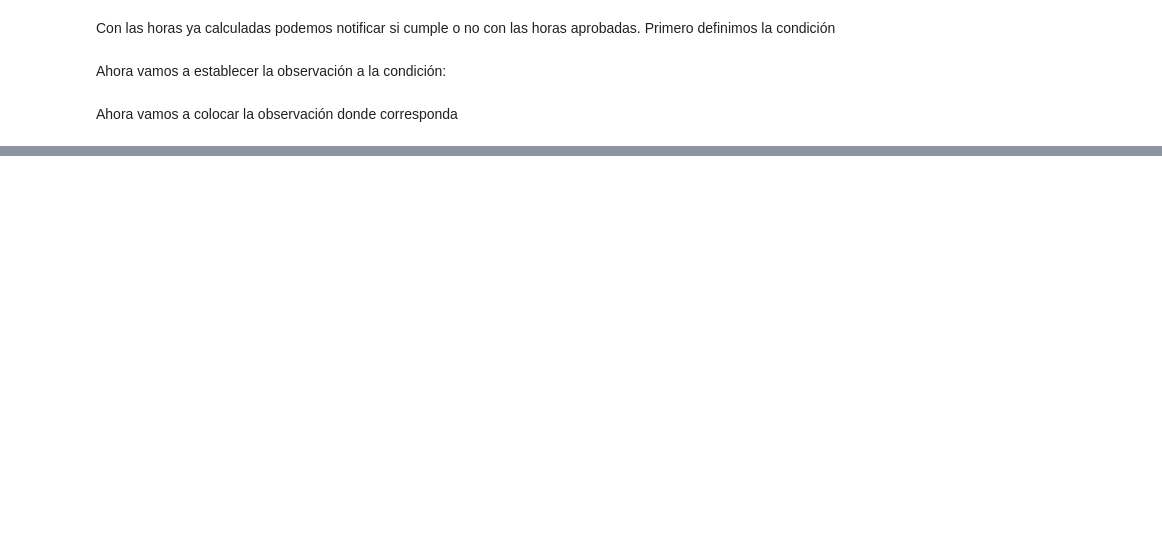
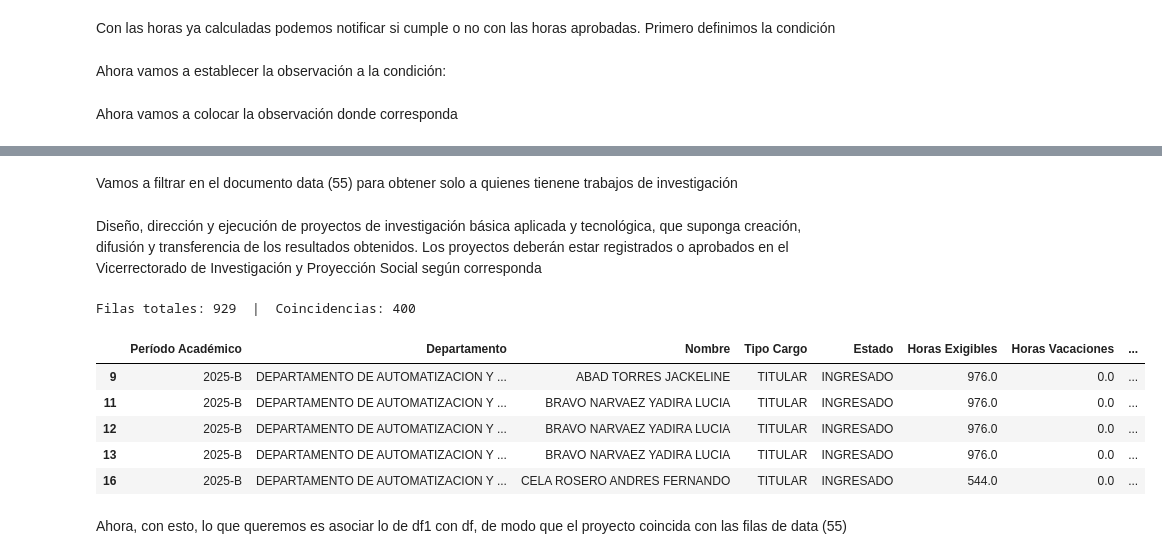
Before and after one commit to DilanAndrade007/ProyectoPreplanificacion, a Jupyter notebook: proyectos/proyectos.ipynb, the cells around one changed output, grey strips where cells are left out. Cells and saved outputs as stored; diff of their text form; code cells hidden in the pictures; blank space fills up the shorter version.

```diff
--- a/proyectos/proyectos.ipynb
+++ b/proyectos/proyectos.ipynb
@@ -190,0 +222,47 @@ df.head()
+# %% [markdown]
+Vamos a filtrar en el documento data (55) para obtener solo a quienes tienene trabajos de investigación
+# %% [markdown]
+Diseño, dirección y ejecución de proyectos de investigación básica aplicada y tecnológica, que suponga creación, difusión y transferencia de los resultados obtenidos. Los proyectos deberán estar registrados o aprobados en el Vicerrectorado de Investigación y Proyección Social según corresponda
+# %%
+import pandas as pd
+import re, unicodedata
+
+# Usa tu DataFrame "nuevo"
+
+# --- Normalizador de texto (acentos, espacios, saltos de línea, etc.) ---
+def normalize_text(x):
+    if pd.isna(x):
+        return ""
+    s = unicodedata.normalize("NFKC", str(x))
+    s = re.sub(r"\s+", " ", s).strip()
+    return s.lower()  # insensible a mayúsculas
+
+# --- Texto objetivo EXACTO ---
+ACT_TARGET = (
+    "Diseño, dirección y ejecución de proyectos de investigación básica aplicada y tecnológica, "
+    "que suponga creación, difusión y transferencia de los resultados obtenidos. "
+    "Los proyectos deberán estar registrados o aprobados en el Vicerrectorado de Investigación "
+    "y Proyección Social según corresponda"
+)
+
+# Normalizar columna y objetivo
+actividad_norm = df1["Actividad"].map(normalize_text)
+target_norm = normalize_text(ACT_TARGET)
+
+# Filtro exacto (normalizado)
+mask = actividad_norm.eq(target_norm)
+
+df_filtrado = df1.loc[mask].copy()
+
+print(f"Filas totales: {len(df1)}  |  Coincidencias: {mask.sum()}")
+df_filtrado.head()
+# %% [output]
+Filas totales: 929  |  Coincidencias: 400
+|  | Período Académico | Departamento | Nombre | Tipo Cargo | Estado | Horas Exigibles | Horas Vacaciones | ... |
+| 9 | 2025-B | DEPARTAMENTO DE AUTOMATIZACION Y ... | ABAD TORRES JACKELINE | TITULAR | INGRESADO | 976.0 | 0.0 | ... |
+| 11 | 2025-B | DEPARTAMENTO DE AUTOMATIZACION Y ... | BRAVO NARVAEZ YADIRA LUCIA | TITULAR | INGRESADO | 976.0 | 0.0 | ... |
+| 12 | 2025-B | DEPARTAMENTO DE AUTOMATIZACION Y ... | BRAVO NARVAEZ YADIRA LUCIA | TITULAR | INGRESADO | 976.0 | 0.0 | ... |
+| 13 | 2025-B | DEPARTAMENTO DE AUTOMATIZACION Y ... | BRAVO NARVAEZ YADIRA LUCIA | TITULAR | INGRESADO | 976.0 | 0.0 | ... |
+| 16 | 2025-B | DEPARTAMENTO DE AUTOMATIZACION Y ... | CELA ROSERO ANDRES FERNANDO | TITULAR | INGRESADO | 544.0 | 0.0 | ... |
+# %% [markdown]
+Ahora, con esto, lo que queremos es asociar lo de df1 con df, de modo que el proyecto coincida con las filas de data (55)
```
Also changed, not shown: parts of 15 cells of this notebook, 3 other files.
